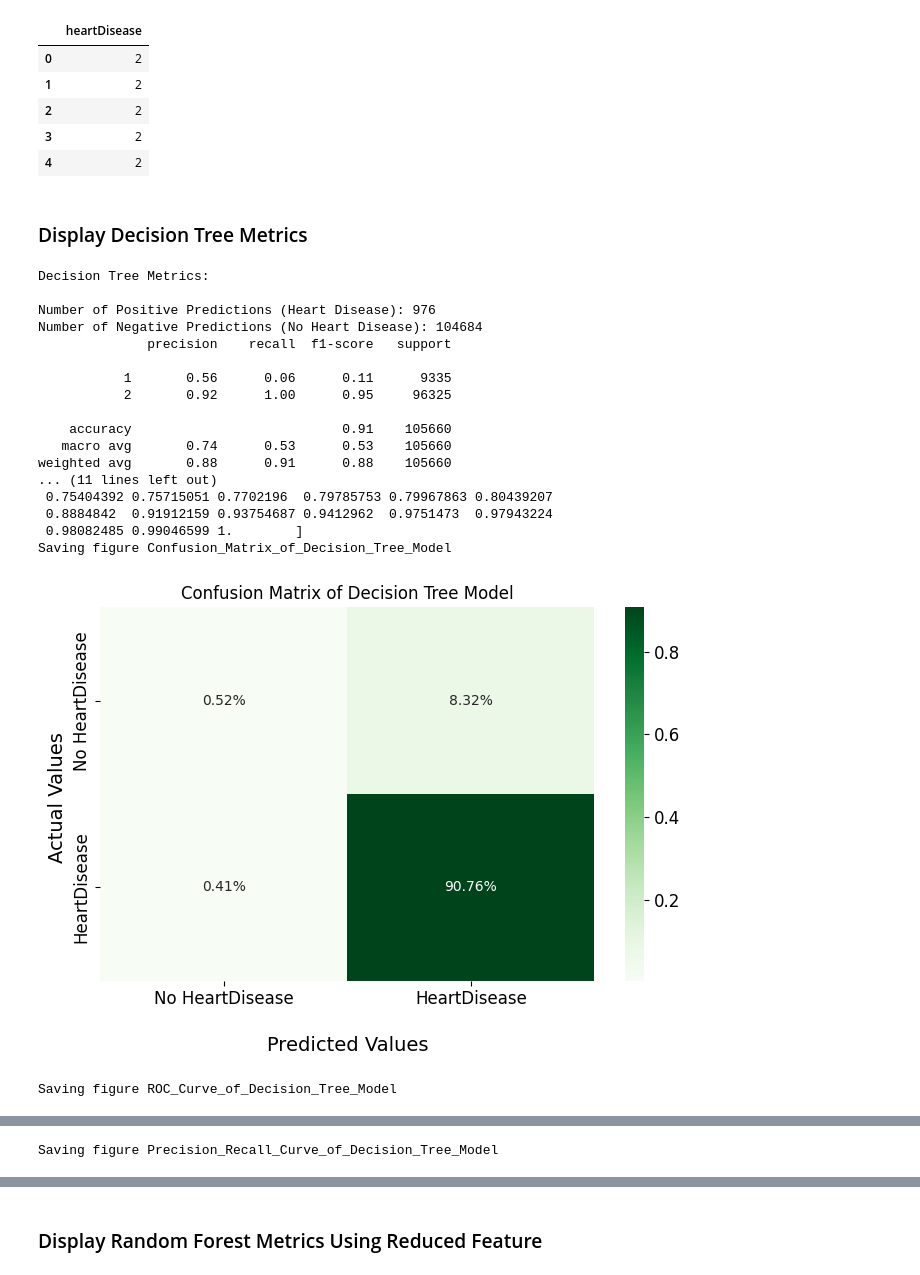
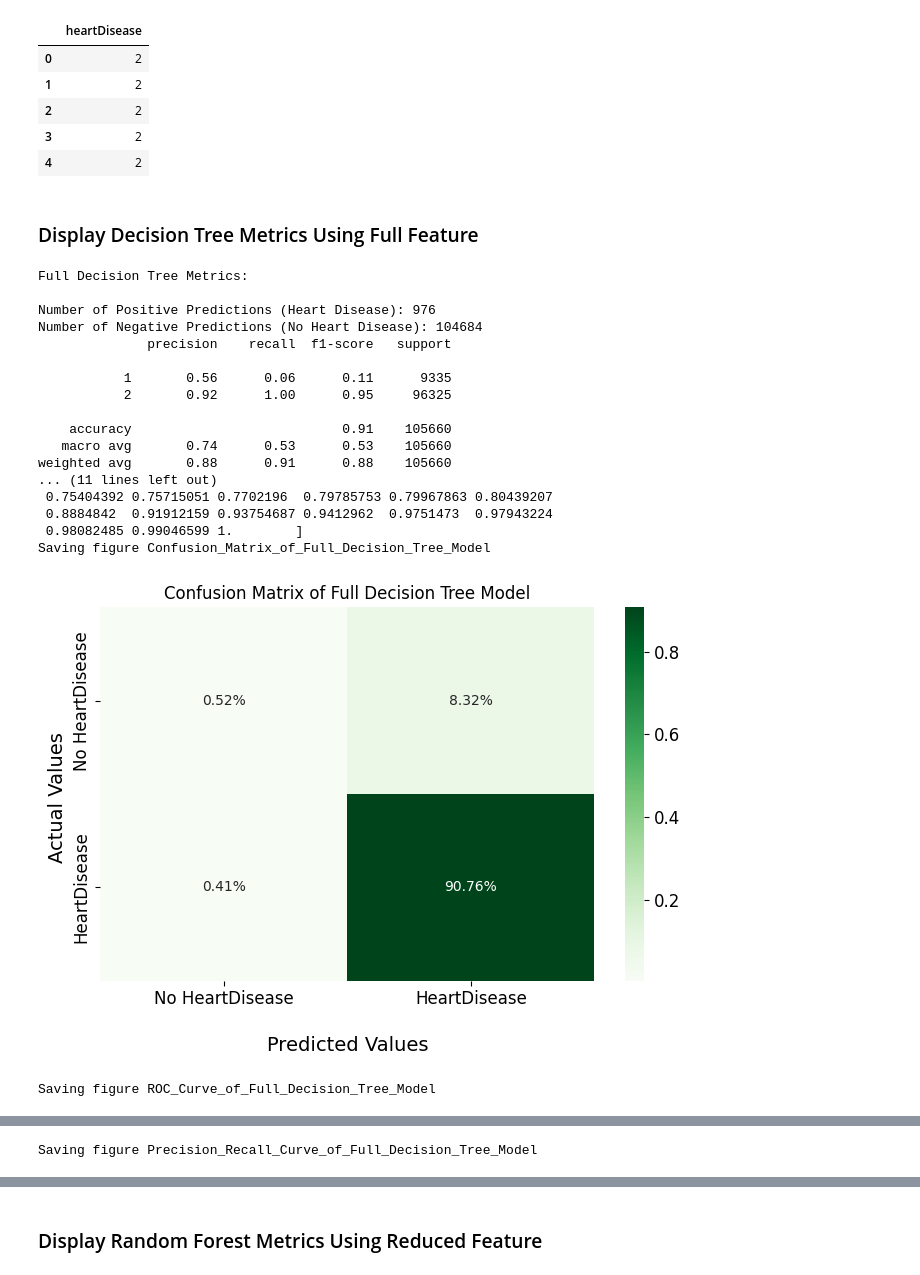
Before and after one commit to Suhyrhasan/Risk-Prediction-For-Heart-Disease, a Jupyter notebook: ModelEvaluation.ipynb, the cells around one changed output, grey strips where cells are left out. Cells and saved outputs as stored; diff of their text form; code cells hidden in the pictures.

```diff
--- a/ModelEvaluation.ipynb
+++ b/ModelEvaluation.ipynb
@@ -98,12 +106,10 @@ reduced_models = [reduced_decisiontree_model, reduced_kmeans_model, reduced_rand
 # %% [markdown]
-### Display Decision Tree Metrics
+### Display Decision Tree Metrics Using Full Feature
 # %%
-from sklearn.metrics import classification_report, roc_curve, roc_auc_score, confusion_matrix, mean_absolute_error, PrecisionRecallDisplay, precision_recall_curve
-import seaborn as sns
 #Predict the response for test dataset
 DECISION_TREE_PATH = os.path.join('decision_tree')
-def evaluate_DecisionTree():
-    print("Decision Tree Metrics:\n")
+def evaluate_FullDecisionTree():
+    print("Full Decision Tree Metrics:\n")
     clf = full_decisiontree_model
     y_pred = clf.predict(x_test)
     print(f"Number of Positive Predictions (Heart Disease): {np.sum(y_pred == 1)}\nNumber of Negative Predictions (No Heart Disease): {np.sum(y_pred == 2)}")
@@ -123,7 +129,7 @@ def evaluate_DecisionTree():
     print('AUC: %.3f' % auc)
 
     mae = mean_absolute_error(y_test, y_pred)
-    print("Mean Absolute Error of the decision tree model is", mae)
+    print("Mean Absolute Error of the Full Decision Tree Model is", mae)
 
     # calculate roc curve
     fpr, tpr, thresholds = roc_curve(y_test, probs,
@@ -137,11 +143,11 @@ def evaluate_DecisionTree():
     ax = sns.heatmap(cm/np.sum(cm),fmt='.2%', annot=True, cmap='Greens')
     # labels
     ax.set_xlabel('\nPredicted Values')
-    ax.set_ylabel('Actual Values ');
-    ax.set_title('Confusion Matrix of Decision Tree Model')
+    ax.set_ylabel('Actual Values ')
+    ax.set_title('Confusion Matrix of Full Decision Tree Model')
     ax.xaxis.set_ticklabels(['No HeartDisease','HeartDisease'])
     ax.yaxis.set_ticklabels(['No HeartDisease','HeartDisease'])
-    save_fig(DECISION_TREE_PATH,f"Confusion_Matrix_of_Decision_Tree_Model")
+    save_fig(DECISION_TREE_PATH,f"Confusion_Matrix_of_Full_Decision_Tree_Model")
     plt.show()
 
 
@@ -154,43 +160,43 @@ def evaluate_DecisionTree():
     plt.ylabel('True Positive Rate')
     plt.title('ROC Curve')
     # show the plot
-    save_fig(DECISION_TREE_PATH,f"ROC_Curve_of_Decision_Tree_Model")
+    save_fig(DECISION_TREE_PATH,f"ROC_Curve_of_Full_Decision_Tree_Model")
     plt.show()
 
     # Plot Precision Recall Display
     prec, recall, _ = precision_recall_curve(y_test, probs, pos_label=1)
     pr_display = PrecisionRecallDisplay(precision=prec, recall=recall).plot()
     # labels
     plt.xlabel('Recall')
     plt.ylabel('Precision')
     plt.title('Precision Recall Curve')
     # show the plot
-    save_fig(DECISION_TREE_PATH,f"Precision_Recall_Curve_of_Decision_Tree_Model")
+    save_fig(DECISION_TREE_PATH,f"Precision_Recall_Curve_of_Full_Decision_Tree_Model")
     plt.show()
     return fpr, tpr
 
-fpr, tpr = evaluate_DecisionTree()
+fpr, tpr = evaluate_FullDecisionTree()
 # %% [output]
-Decision Tree Metrics:
+Full Decision Tree Metrics:
 
 Number of Positive Predictions (Heart Disease): 976
 Number of Negative Predictions (No Heart Disease): 104684
               precision    recall  f1-score   support
 
            1       0.56      0.06      0.11      9335
            2       0.92      1.00      0.95     96325
 
     accuracy                           0.91    105660
    macro avg       0.74      0.53      0.53    105660
 weighted avg       0.88      0.91      0.88    105660
 ... (11 lines left out)
  0.75404392 0.75715051 0.7702196  0.79785753 0.79967863 0.80439207
  0.8884842  0.91912159 0.93754687 0.9412962  0.9751473  0.97943224
  0.98082485 0.99046599 1.        ]
-Saving figure Confusion_Matrix_of_Decision_Tree_Model
+Saving figure Confusion_Matrix_of_Full_Decision_Tree_Model
-[figure, old version]
+[figure, new version]
-Saving figure ROC_Curve_of_Decision_Tree_Model
+Saving figure ROC_Curve_of_Full_Decision_Tree_Model
 [figure]
-Saving figure Precision_Recall_Curve_of_Decision_Tree_Model
+Saving figure Precision_Recall_Curve_of_Full_Decision_Tree_Model
 [figure]
 # %% [markdown]
```
Also changed, not shown: parts of 17 cells of this notebook, 37 other files.
